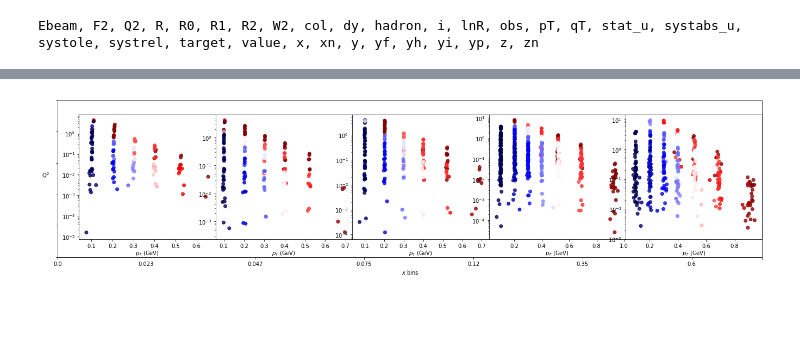
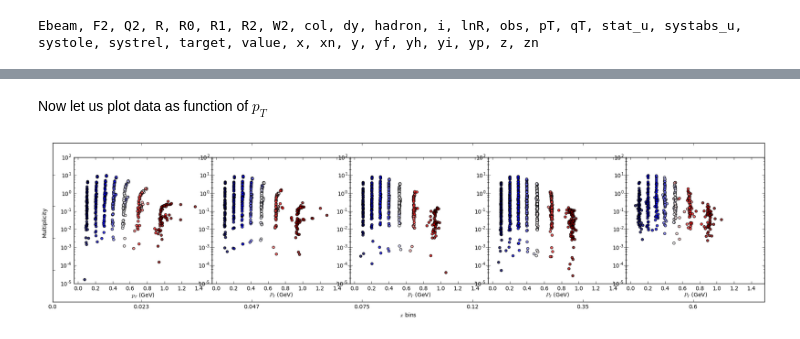
Before and after one commit to prokudin/collinearity, a Jupyter notebook: notebooks/HERMES_Alexei_R0_R1_R2_function_PT.ipynb, the cells around one changed output, grey strips where cells are left out. Saved outputs shown, nothing was run; the diff lists cells and outputs as text; code cells hidden in the pictures; blank space fills up the shorter version.

```diff
--- a/notebooks/HERMES_Alexei_R0_R1_R2_function_PT.ipynb
+++ b/notebooks/HERMES_Alexei_R0_R1_R2_function_PT.ipynb
@@ -57,0 +65,2 @@ Ebeam, F2, Q2, R, R0, R1, R2, W2, col, dy, hadron, i, lnR, obs, pT, qT, stat_u,
+# %%
+data["RCUT"] = data["R0"]*data["R1"]*data["R2"]
@@ -129,0 +207,11 @@ def color_plot(data,vert_lab, hor_lab, cmap="plasma", alpha=1.0):
+# %%
+import seaborn as sns
+f, ax = plt.subplots(figsize=(10, 8))
+filtered_data = data.drop([
+      'Ebeam','obs','value','stat_u','systabs_u','systrel','systole','i','target','hadron','col'
+], axis=1)
+corr = filtered_data.corr()
+sns.heatmap(corr,
+            xticklabels=corr.columns.values,
+            yticklabels=corr.columns.values)
+plt.show()
@@ -130,6 +260,8 @@ def color_plot(data,vert_lab, hor_lab, cmap="plasma", alpha=1.0):
+# %% [markdown]
+Now let us plot data as function of $p_T$
 # %%
-dat["QCUT"] = (dat["qT"])**2/ (dat["Q2"])
-data_q = dat["QCUT"]
+dat = data
+data_q = dat["RCUT"]
 ##################
 ## Binning data ##
 ##################
@@ -164,39 +296,46 @@ xticklabels = np.array([0,0.023,0.047,0.075,0.12,0.35,0.6])
 ax.set_yticklabels("")
 ax.set_xticklabels(xticklabels)
 ax.set_xlabel(r"$x$ bins") # xy-lables
-ax.set_ylabel(r"$Q^2$",rotation="horizontal",labelpad = 15)
+#ax.set_ylabel(r"$Q^2$",rotation="horizontal",labelpad = 15)
+ax.set_ylabel(r"Multiplicity")
 
 color_percentiles = partial(percentileofscore, data_q)
 colors = data_q.apply(color_percentiles)
 colors_used = []
 
 for f,F in zip(range(len(pTdatmod)),pTdatmod):
     for j,J in zip(range(len(valuedatmod)),valuedatmod):
 
         k = int(f) # kth possition for subplot on innerGrid matrix
         maskX = dat['xBin'].isin([F]) # returns boolean for all Jth xBin in dat
         maskY = dat['Q2Bin'].isin([J]) # returns boolean for all Fth Q2Bin in dat
 
         ax = fig1.add_subplot(innerGrid[k]) # add subplot in innerGrid
         xydat = dat[maskX & maskY] # subset of data for Jth xBin and Fth Q2Bin
 
         for z in range(len(zBin)-1):
             maskZ = xydat["zBin"].isin([z])
             databin = xydat[maskZ]
 
             if f != 0:
                 plot = ax.scatter(databin['pT'],databin['value'], c=databin['pT'], cmap=plt.get_cmap('seismic'), alpha=0.8)
                 colors_used.append(plot.to_rgba(databin['pT']))
-                ax.set_xlabel(r"$p_T$ (GeV)",labelpad=1)
-                ax.set_yticklabels('')
+                ax.set_xlim([-0.05,1.55])
+                ax.set_ylim([10**(-5),10**2])
+                ax.set_xlabel(r"$P_T$ (GeV)",labelpad=1)
+                #ax.set_yticklabels('')
                 ax.set_yscale('log')
 
             else:
                 plot = ax.scatter(databin['pT'],databin['value'], c=databin['pT'], cmap=plt.get_cmap('seismic'), alpha=0.8)
                 colors_used.append(plot.to_rgba(databin['pT']))
                 ax.set_xlabel(r"$p_T$ (GeV)",labelpad=1)
+                #ax.set_ylabel(r"Multiplicity")
+                ax.set_xlim([-0.05,1.55])
+                ax.set_ylim([10**(-5),10**2])
                 ax.set_yscale('log')
 
+plt.savefig("../Figs/hermes_data_PT.pdf")
 plt.show()
 # %% [output]
-[figure, old version]
+[figure, new version]
```
Also changed, not shown: parts of 21 cells of this notebook.
